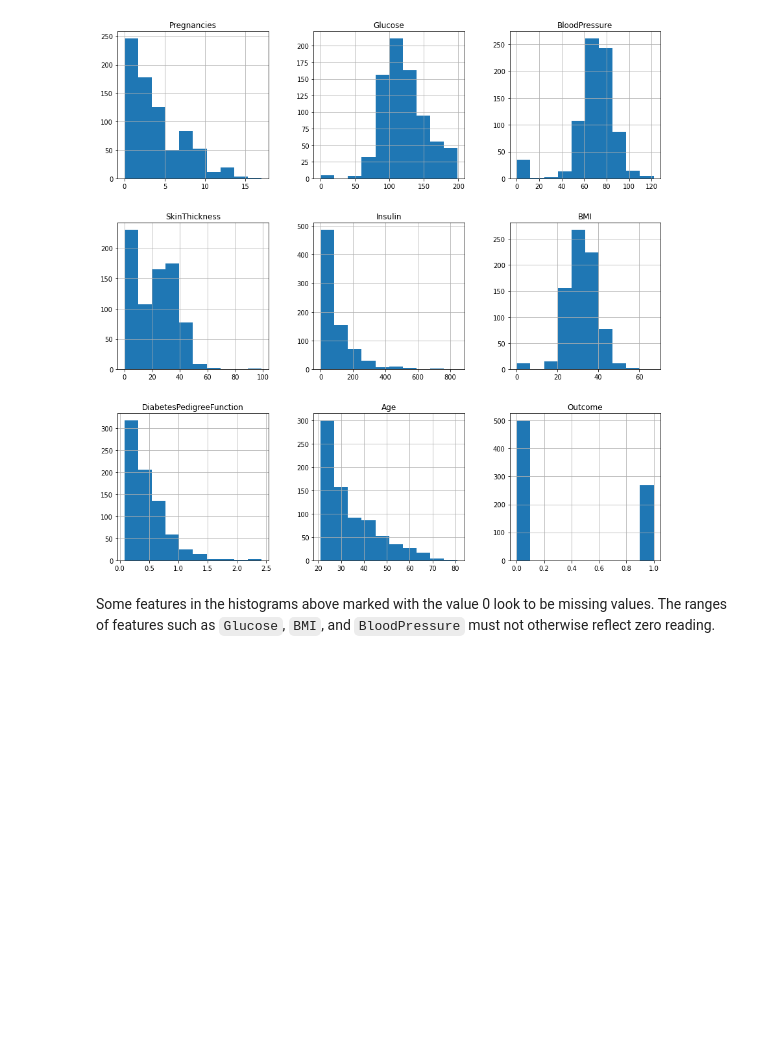
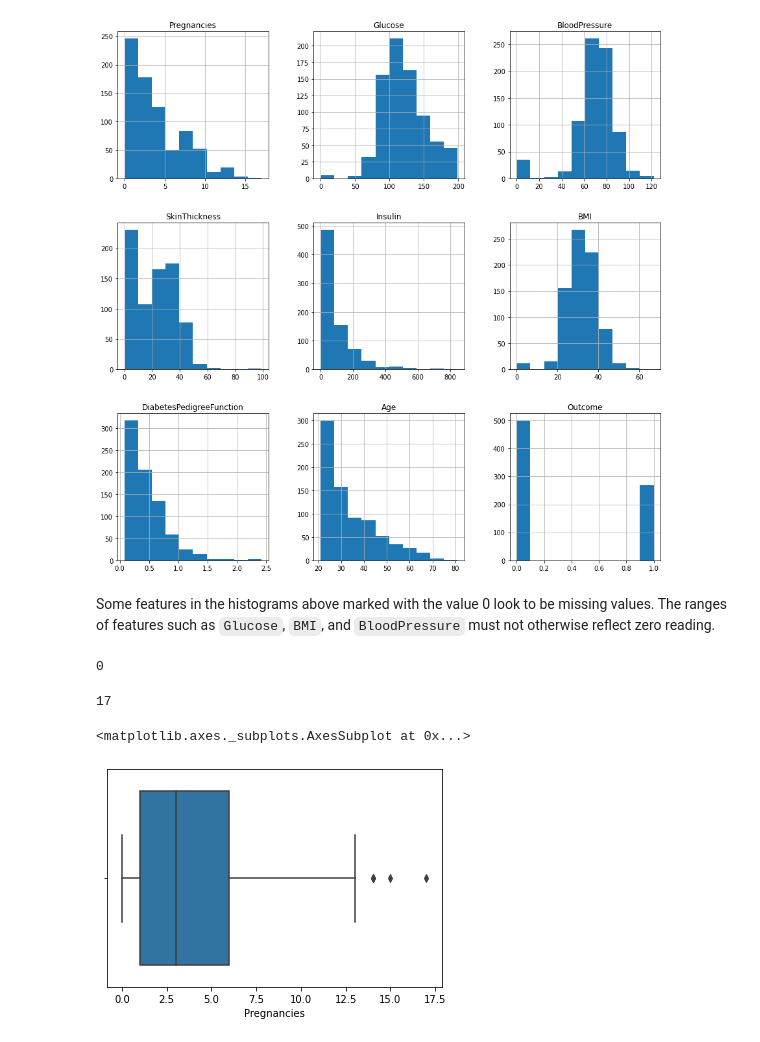
Before and after one commit to araghuwanshi19/pima_indians_diabetes_classification, a Jupyter notebook: pima_indians_diabetes_classification.ipynb, the cells around one changed output. Saved outputs shown, nothing was run; the diff lists cells and outputs as text; code cells hidden in the pictures; blank space fills up the shorter version.

```diff
--- a/pima_indians_diabetes_classification.ipynb
+++ b/pima_indians_diabetes_classification.ipynb
@@ -106,0 +109,13 @@ Some features in the histograms above marked with the value 0 look to be missing
+# %%
+min(df['Pregnancies'])
+# %% [output]
+0
+# %%
+max(df['Pregnancies'])
+# %% [output]
+17
+# %%
+sns.boxplot(x =df['Pregnancies'])
+# %% [output]
+<matplotlib.axes._subplots.AxesSubplot at 0x...>
+[figure, added]
```
Also changed, not shown: parts of 12 cells of this notebook.
